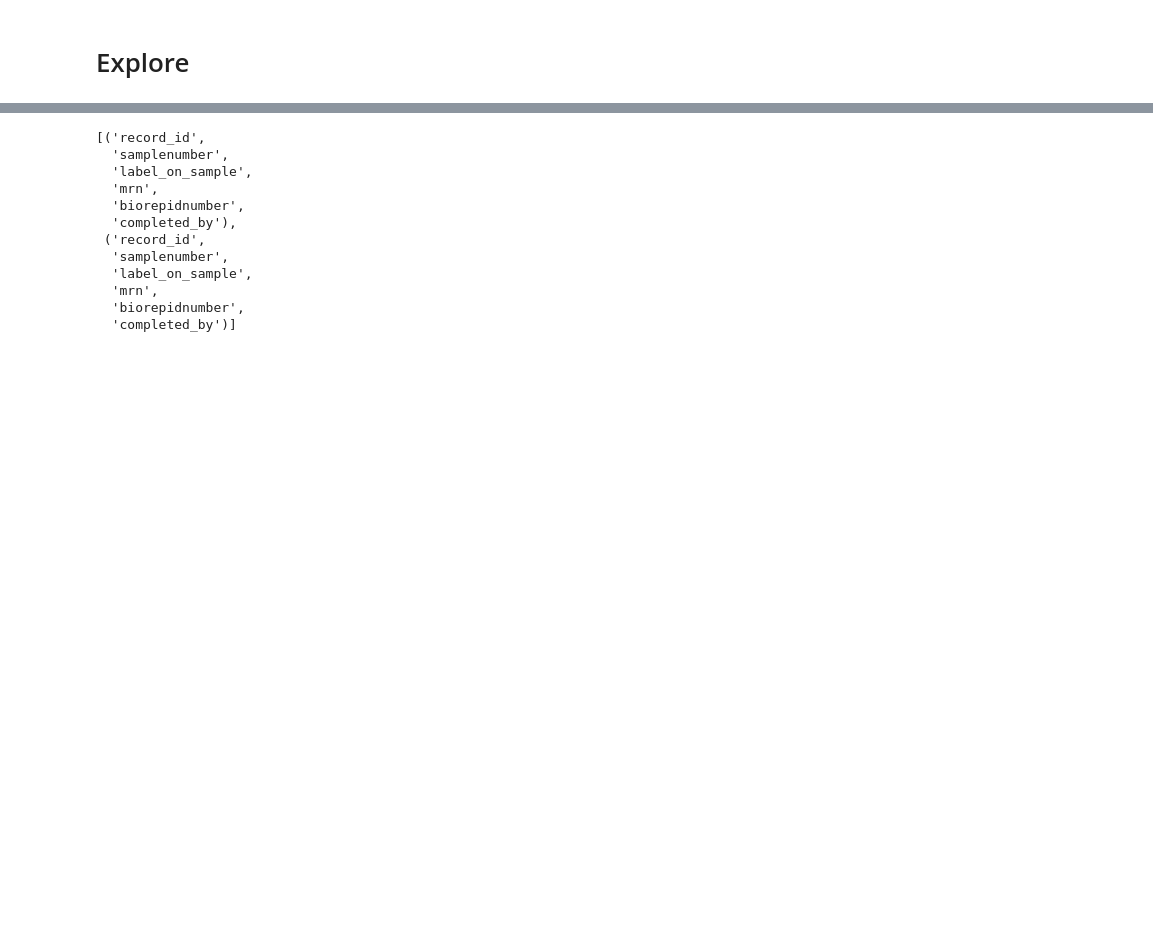
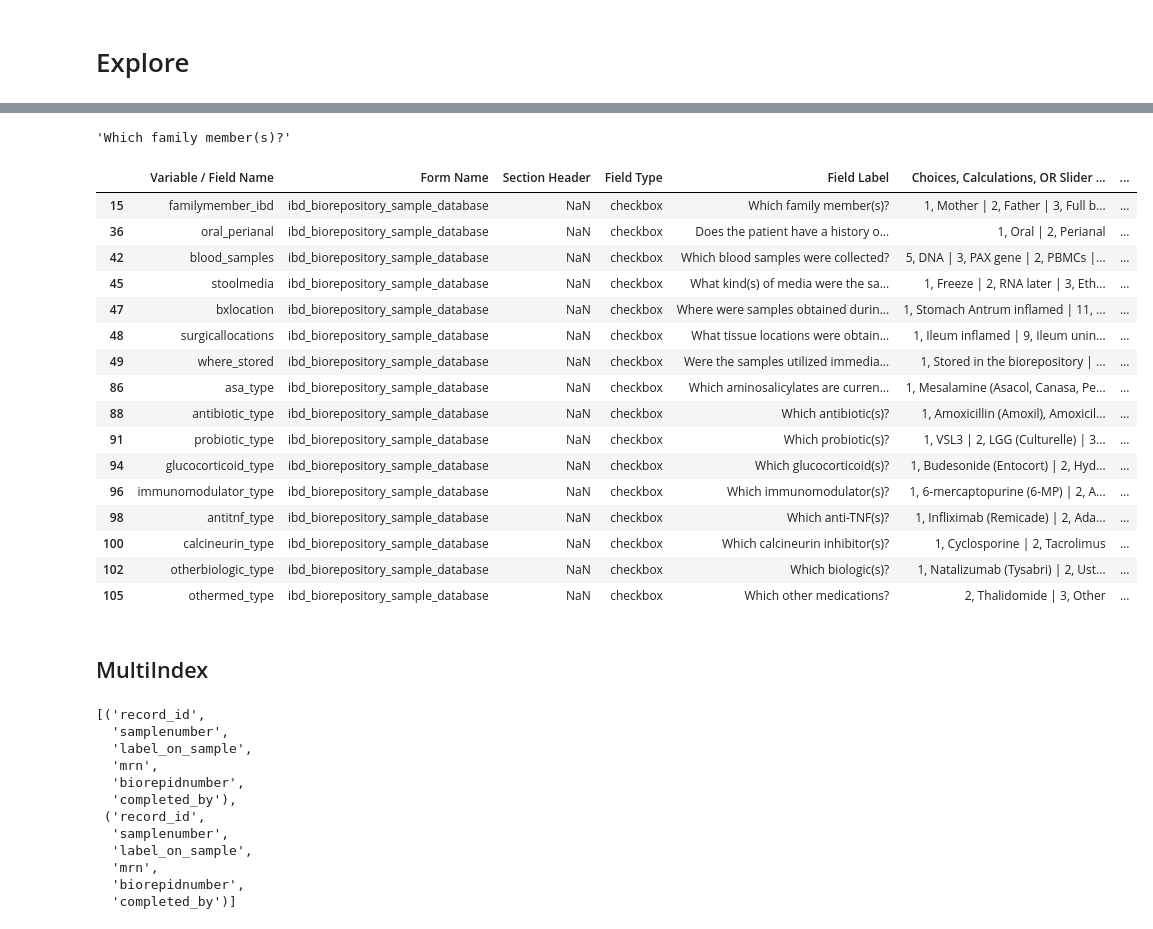
Before and after one commit to ScottSnapperLab/biorep-etl, a Jupyter notebook: notebooks/2016-12-22__retry_ETL_and_load.ipynb, the cells around one changed output, grey strips where cells are left out. Cells and saved outputs as stored; diff of their text form; code cells hidden in the pictures; blank space fills up the shorter version.

```diff
--- a/notebooks/2016-12-22__retry_ETL_and_load.ipynb
+++ b/notebooks/2016-12-22__retry_ETL_and_load.ipynb
@@ -70,3 +101,30 @@ data = loading.init_load_data_and_labels(data_=data_, labels_=labels_)
+# %%
+data.field_map['familymember_ibd']
+# %% [output]
+'Which family member(s)?'
+# %%
+checkboxes = data_dict[data_dict['Field Type'] == 'checkbox']
+checkboxes`
+# %% [output]
+|  | Variable / Field Name | Form Name | Section Header | Field Type | Field Label | Choices, Calculations, OR Slider ... | ... |
+| 15 | familymember_ibd | ibd_biorepository_sample_database | NaN | checkbox | Which family member(s)? | 1, Mother | 2, Father | 3, Full b... | ... |
+| 36 | oral_perianal | ibd_biorepository_sample_database | NaN | checkbox | Does the patient have a history o... | 1, Oral | 2, Perianal | ... |
+| 42 | blood_samples | ibd_biorepository_sample_database | NaN | checkbox | Which blood samples were collected? | 5, DNA | 3, PAX gene | 2, PBMCs |... | ... |
+| 45 | stoolmedia | ibd_biorepository_sample_database | NaN | checkbox | What kind(s) of media were the sa... | 1, Freeze | 2, RNA later | 3, Eth... | ... |
+| 47 | bxlocation | ibd_biorepository_sample_database | NaN | checkbox | Where were samples obtained durin... | 1, Stomach Antrum inflamed | 11, ... | ... |
+| 48 | surgicallocations | ibd_biorepository_sample_database | NaN | checkbox | What tissue locations were obtain... | 1, Ileum inflamed | 9, Ileum unin... | ... |
+| 49 | where_stored | ibd_biorepository_sample_database | NaN | checkbox | Were the samples utilized immedia... | 1, Stored in the biorepository | ... | ... |
+| 86 | asa_type | ibd_biorepository_sample_database | NaN | checkbox | Which aminosalicylates are curren... | 1, Mesalamine (Asacol, Canasa, Pe... | ... |
+| 88 | antibiotic_type | ibd_biorepository_sample_database | NaN | checkbox | Which antibiotic(s)? | 1, Amoxicillin (Amoxil), Amoxicil... | ... |
+| 91 | probiotic_type | ibd_biorepository_sample_database | NaN | checkbox | Which probiotic(s)? | 1, VSL3 | 2, LGG (Culturelle) | 3... | ... |
+| 94 | glucocorticoid_type | ibd_biorepository_sample_database | NaN | checkbox | Which glucocorticoid(s)? | 1, Budesonide (Entocort) | 2, Hyd... | ... |
+| 96 | immunomodulator_type | ibd_biorepository_sample_database | NaN | checkbox | Which immunomodulator(s)? | 1, 6-mercaptopurine (6-MP) | 2, A... | ... |
+| 98 | antitnf_type | ibd_biorepository_sample_database | NaN | checkbox | Which anti-TNF(s)? | 1, Infliximab (Remicade) | 2, Ada... | ... |
+| 100 | calcineurin_type | ibd_biorepository_sample_database | NaN | checkbox | Which calcineurin inhibitor(s)? | 1, Cyclosporine | 2, Tacrolimus | ... |
+| 102 | otherbiologic_type | ibd_biorepository_sample_database | NaN | checkbox | Which biologic(s)? | 1, Natalizumab (Tysabri) | 2, Ust... | ... |
+| 105 | othermed_type | ibd_biorepository_sample_database | NaN | checkbox | Which other medications? | 2, Thalidomide | 3, Other | ... |
+# %% [markdown]
+## MultiIndex
 # %%
 def extract_lvl1(col):
     if '___' in col:
```
Also changed, not shown: parts of 16 cells of this notebook, 11 other files.
